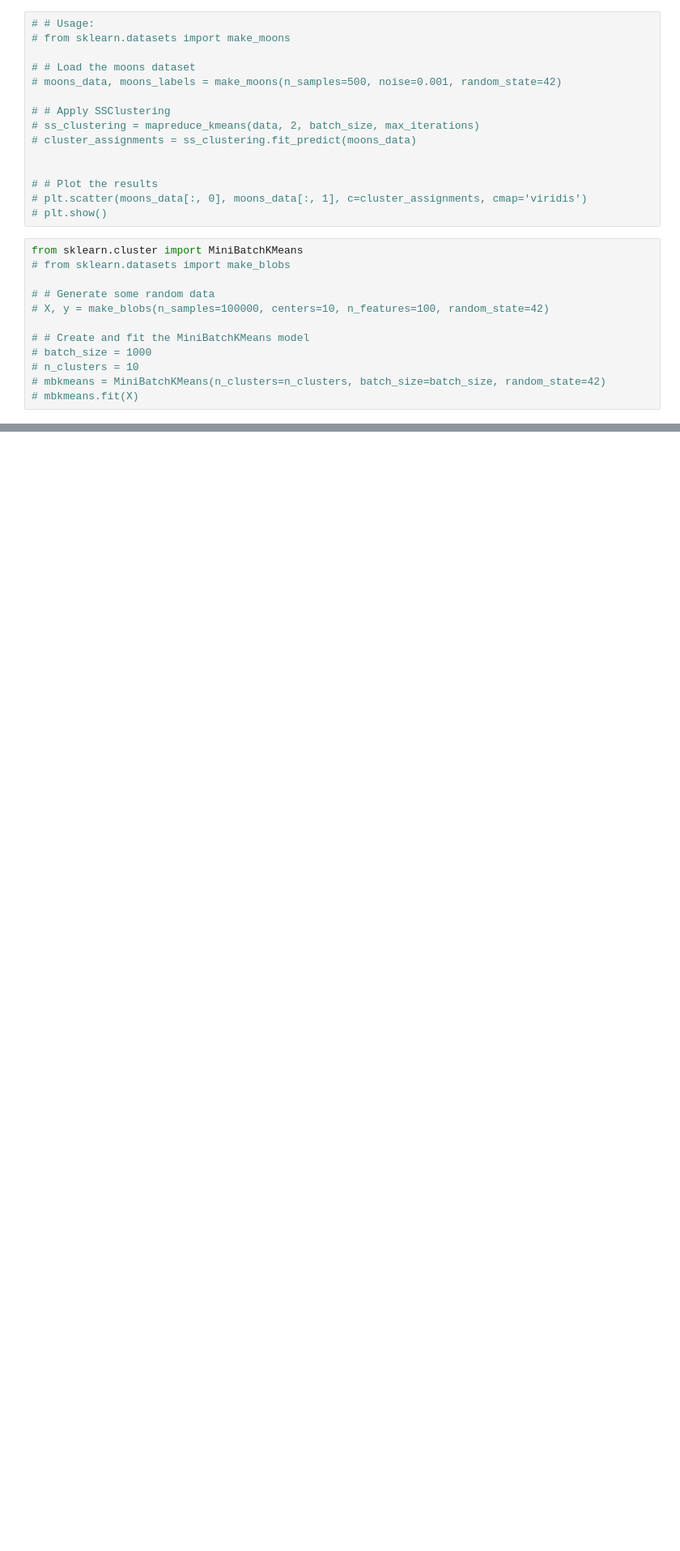
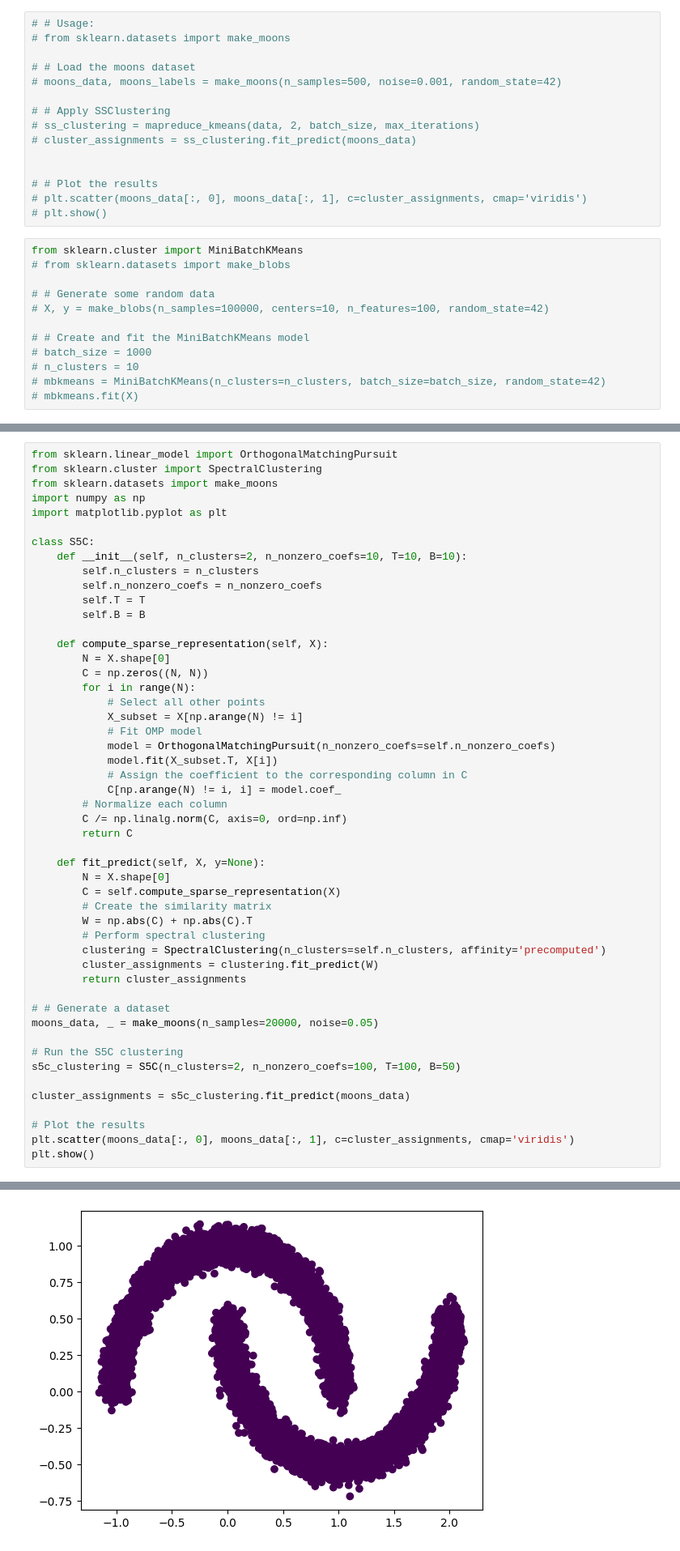
Before and after one commit to Ashail33/Masters-work, a Jupyter notebook: Call_all_functions_and_run_experiment.ipynb, the cells around one changed output, grey strips where cells are left out. Shown: that part at 81% size. Drawn from its saved outputs; the diff is of its cells as text; blank space fills up the shorter version.

```diff
--- a/Call_all_functions_and_run_experiment.ipynb
+++ b/Call_all_functions_and_run_experiment.ipynb
@@ -686,0 +785,51 @@ class SSClustering(BaseEstimator, ClusterMixin):
+# %%
+from sklearn.linear_model import OrthogonalMatchingPursuit
+from sklearn.cluster import SpectralClustering
+from sklearn.datasets import make_moons
+import numpy as np
+import matplotlib.pyplot as plt
+
+class S5C:
+    def __init__(self, n_clusters=2, n_nonzero_coefs=10, T=10, B=10):
+        self.n_clusters = n_clusters
+        self.n_nonzero_coefs = n_nonzero_coefs
+        self.T = T
+        self.B = B
+
+    def compute_sparse_representation(self, X):
+        N = X.shape[0]
+        C = np.zeros((N, N))
+        for i in range(N):
+            # Select all other points
+            X_subset = X[np.arange(N) != i]
+            # Fit OMP model
+            model = OrthogonalMatchingPursuit(n_nonzero_coefs=self.n_nonzero_coefs)
+            model.fit(X_subset.T, X[i])
+            # Assign the coefficient to the corresponding column in C
+            C[np.arange(N) != i, i] = model.coef_
+        # Normalize each column
+        C /= np.linalg.norm(C, axis=0, ord=np.inf)
+        return C
+
+    def fit_predict(self, X, y=None):
+        N = X.shape[0]
+        C = self.compute_sparse_representation(X)
+        # Create the similarity matrix
+        W = np.abs(C) + np.abs(C).T
+        # Perform spectral clustering
+        clustering = SpectralClustering(n_clusters=self.n_clusters, affinity='precomputed')
+        cluster_assignments = clustering.fit_predict(W)
+        return cluster_assignments
+
+# # Generate a dataset
+moons_data, _ = make_moons(n_samples=20000, noise=0.05)
+
+# Run the S5C clustering
+s5c_clustering = S5C(n_clusters=2, n_nonzero_coefs=100, T=100, B=50)
+
+cluster_assignments = s5c_clustering.fit_predict(moons_data)
+
+# Plot the results
+plt.scatter(moons_data[:, 0], moons_data[:, 1], c=cluster_assignments, cmap='viridis')
+plt.show()
+# %% [output]
@@ -686,0 +838 @@ class SSClustering(BaseEstimator, ClusterMixin):
+[figure, added]
```
Also changed, not shown: parts of 8 cells of this notebook.
